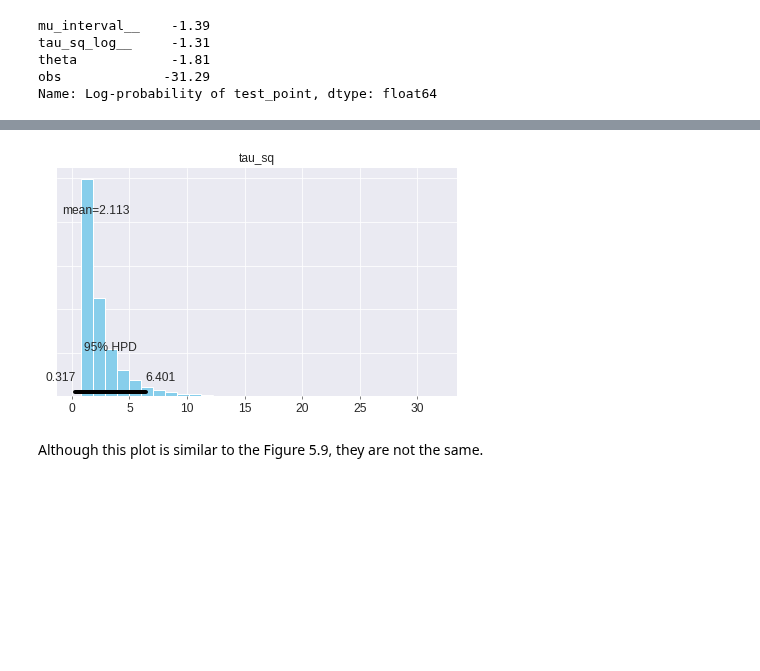
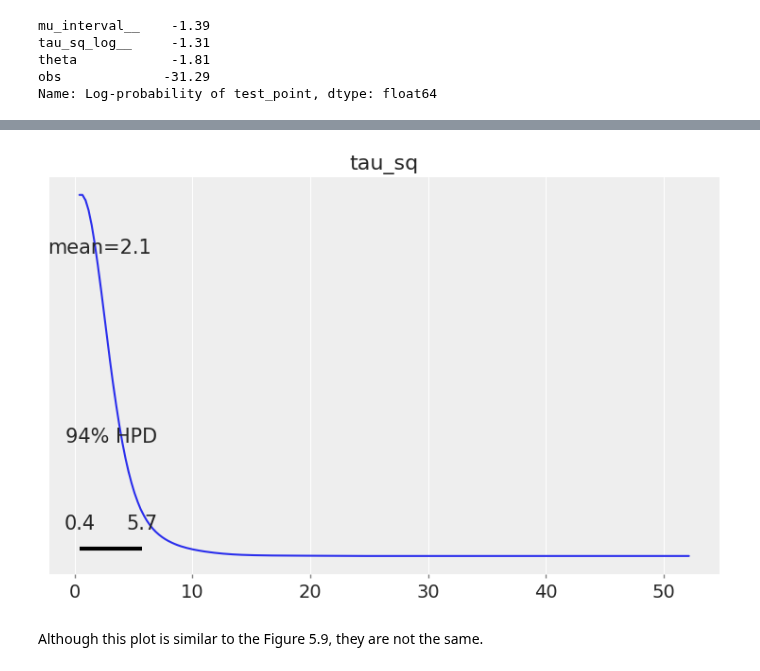
Before and after one commit to pymc-devs/pymc-resources, a Jupyter notebook: BDA3/chap_05.ipynb, the cells around one changed output, grey strips where cells are left out. Cells and saved outputs as stored; diff of their text form; code cells hidden in the pictures; blank space fills up the shorter version.

```diff
--- a/BDA3/chap_05.ipynb
+++ b/BDA3/chap_05.ipynb
@@ -10,8 +10,7 @@ import seaborn as sns
 import theano.tensor as tt
 import arviz as az
 
-plt.style.use('seaborn-darkgrid')
-plt.rc('font', size=12)
+az.style.use('arviz-darkgrid')
 
 %config Inline.figure_formats = ['retina']
 # %%
@@ -513,7 +512,7 @@ pm.traceplot(trace_3, varnames=['mu', 'tau_sq']);
 # %%
-pm.plot_posterior(trace_3, varnames=['tau_sq']);
+pm.plot_posterior(trace_3, var_names=['tau_sq']);
 # %% [output]
-[figure, old version]
+[figure, new version]
 # %% [markdown]
 Although this plot is similar to the Figure 5.9, they are not the same.
 # %% [markdown]
```
Also changed, not shown: parts of 39 cells of this notebook.
